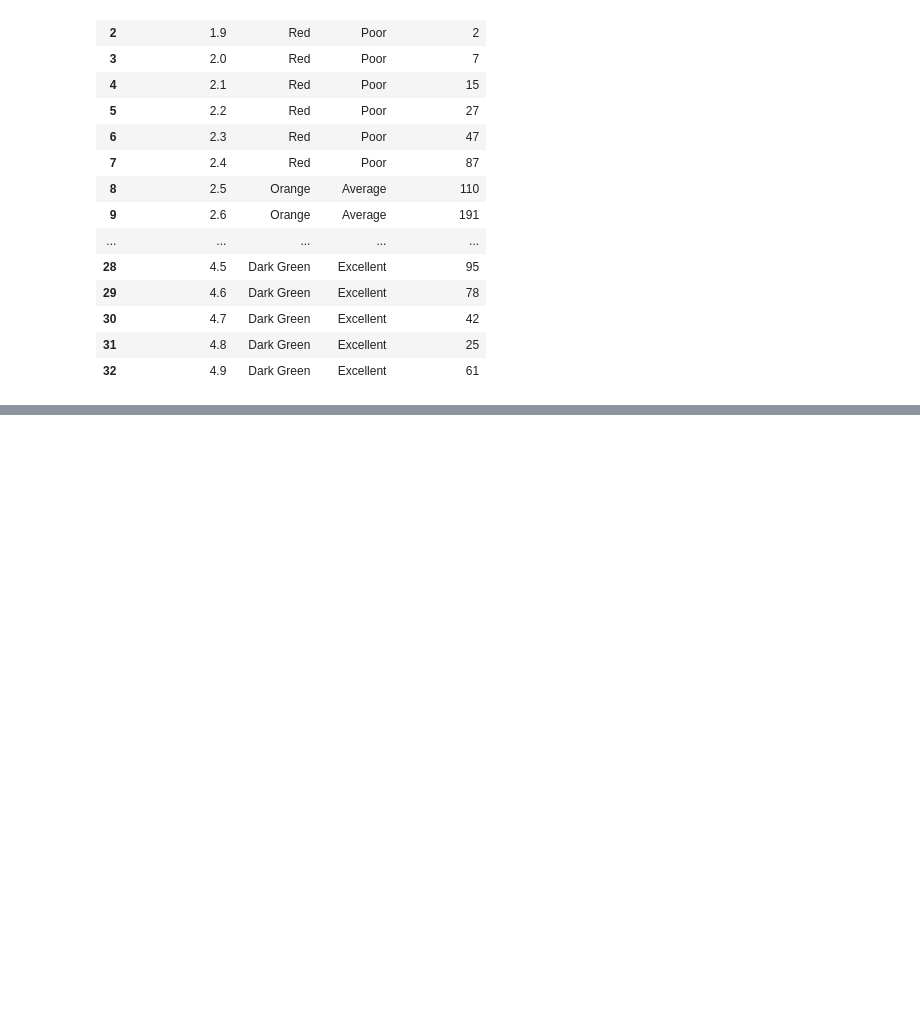
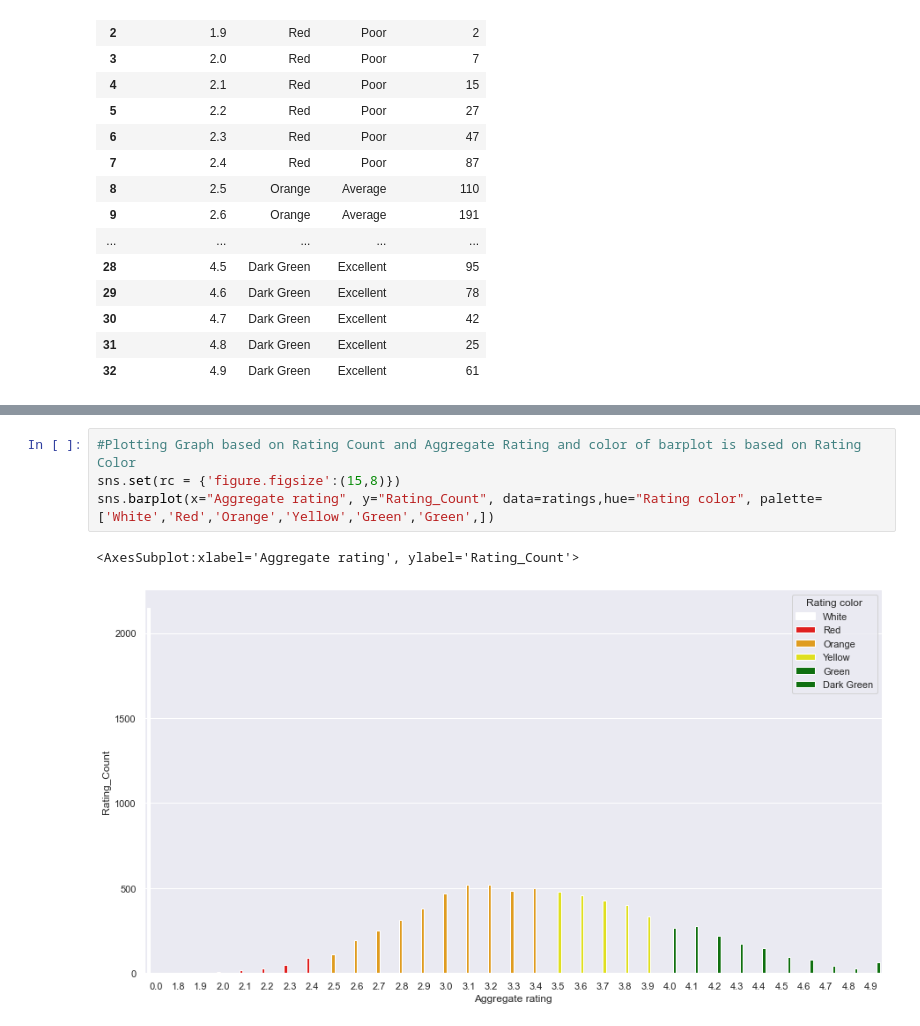
Before and after one commit to ravi0dubey/EDA, a Jupyter notebook: Zomato Dataset Exploratory Data Analysis.ipynb, the cells around one changed output, grey strips where cells are left out. Saved outputs shown, nothing was run; the diff lists cells and outputs as text; blank space fills up the shorter version.

```diff
--- a/Zomato Dataset Exploratory Data Analysis.ipynb
+++ b/Zomato Dataset Exploratory Data Analysis.ipynb
@@ -368,0 +408,7 @@ df_final.groupby(['Aggregate rating', 'Rating color', 'Rating text']).size().res
+# %%
+#Plotting Graph based on Rating Count and Aggregate Rating and color of barplot is based on Rating Color
+sns.set(rc = {'figure.figsize':(15,8)})
+sns.barplot(x="Aggregate rating", y="Rating_Count", data=ratings,hue="Rating color", palette=['White','Red','Orange','Yellow','Green','Green',])
+# %% [output]
+<AxesSubplot:xlabel='Aggregate rating', ylabel='Rating_Count'>
+[figure, added]
```
Also changed, not shown: parts of 10 cells of this notebook.
